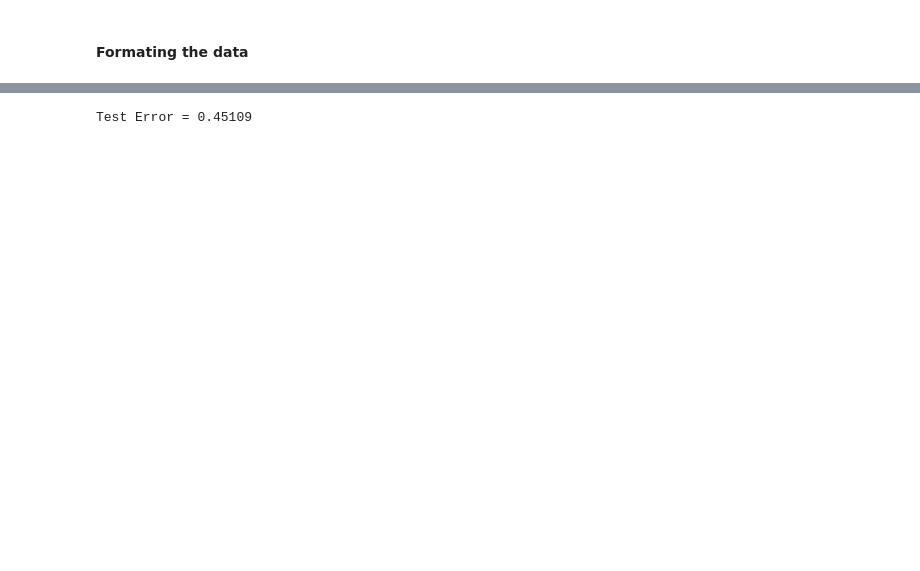
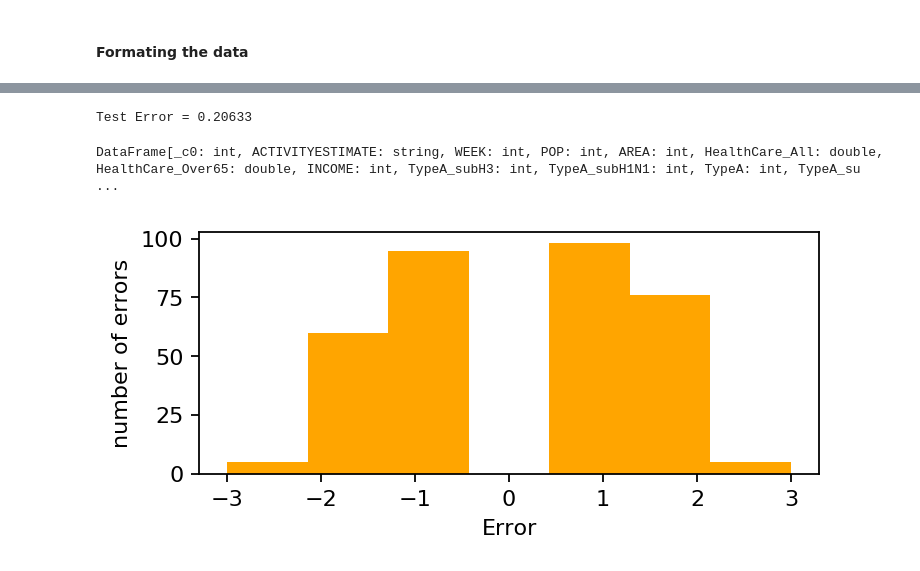
Before and after one commit to QuentinMas66/IINFOSYS-722, a Jupyter notebook: Flu_Prediction.ipynb, the cells around one changed output, grey strips where cells are left out. Cells and saved outputs as stored; diff of their text form; code cells hidden in the pictures; blank space fills up the shorter version.

```diff
--- a/Flu_Prediction.ipynb
+++ b/Flu_Prediction.ipynb
@@ -589,2 +7,5 @@ AnalysisException: 'resolved attribute(s) SinceAct#1105 missing from HealthCare_
 # %% [markdown]
 # Tree classification
+# %%
+traintest = spark.read.csv("traintest2.csv", header=True, inferSchema=True)
+traintest.printSchema()
@@ -607,5 +46,8 @@ Activity_encoder = OneHotEncoder(inputCol='ActivityIndex',outputCol='ActivityVec
 
 Season_indexer = StringIndexer(inputCol='SEASON',outputCol='SeasonIndex')
 Season_encoder = OneHotEncoder(inputCol='SeasonIndex',outputCol='SeasonVec')
+
+PrevWeek_indexer = StringIndexer(inputCol='PrevWeek',outputCol='PrevWeekIndex')
+PrevWeek_encoder = OneHotEncoder(inputCol='PrevWeekIndex',outputCol='PrevWeekVec')
 # %%
 assembler = VectorAssembler(
@@ -665,2 +74,11 @@ Py4JError: An error occurred while calling o196.fit
+# %%
+dt = DecisionTreeClassifier(labelCol="ActivityIndex", featuresCol="features", maxDepth=5, maxBins=40,minInstancesPerNode=11)
+pipeline = Pipeline(stages=[Activity_indexer,PrevWeek_indexer,
+                           Activity_encoder,PrevWeek_encoder,
+                           assembler,dt])
+
+(train, test) = traintest.randomSplit([0.9, 0.1])
+
+fit_model = pipeline.fit(train)
 # %%
-prediction_rf = fit_model.transform(test)
+prediction_dt = fit_model.transform(test)
@@ -669,6 +85,36 @@ prediction_rf.show(5)
 # %%
 evaluator = MulticlassClassificationEvaluator(labelCol="ActivityIndex", predictionCol="prediction", metricName="accuracy")
-accuracy = evaluator.evaluate(prediction_rf)
+accuracy = evaluator.evaluate(prediction_dt)
 print("Test Error = %g" % (1.0 - accuracy))
 # %% [output]
-Test Error = 0.45109
+Test Error = 0.20633
+# %%
+prediction_dt
+# %% [output]
+DataFrame[_c0: int, ACTIVITYESTIMATE: string, WEEK: int, POP: int, AREA: int, HealthCare_All: double, HealthCare_Over65: double, INCOME: int, TypeA_subH3: int, TypeA_subH1N1: int, TypeA: int, TypeA_su ...
+# %%
+from matplotlib.pyplot import figure
+import matplotlib.pyplot as plt
+figure(num=None, figsize=(5, 2), dpi=160, facecolor='w', edgecolor='k')
+PR = prediction_dt.toPandas()['prediction']
+PR[PR == 0] = 7
+PR[PR == 1] = 5
+PR[PR == 2] = 8
+PR[PR == 3] = 6
+PR[PR == 4] = 9
+PR = PR -5
+
+tart =  prediction_dt.toPandas()['ActivityIndex']
+
+tart[tart == 0] = 7
+tart[tart == 1] = 5
+tart[tart == 2] = 8
+tart[tart == 3] = 6
+tart[tart == 4] = 9
+tart = tart -5
+plt.hist((tart - PR)[(tart - PR)!=0],bins=7,color = 'orange')
+plt.xlabel('Error')
+plt.ylabel('number of errors')
+plt.show()
+# %% [output]
+[figure, added]
```
Also changed, not shown: parts of 52 cells of this notebook.
